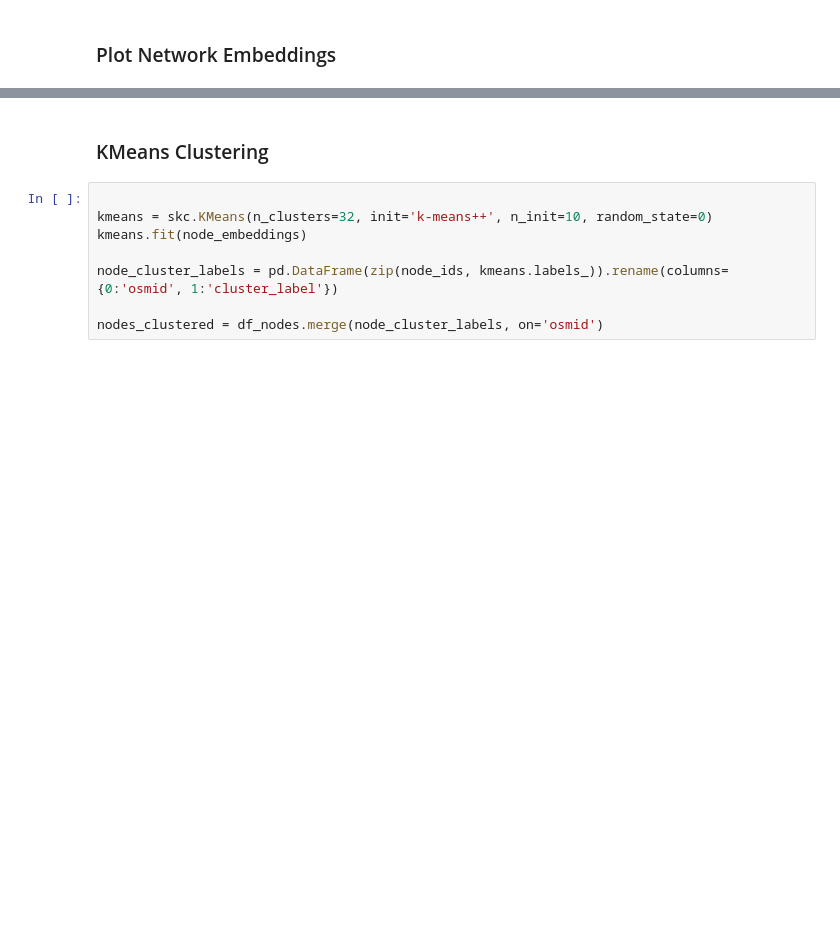
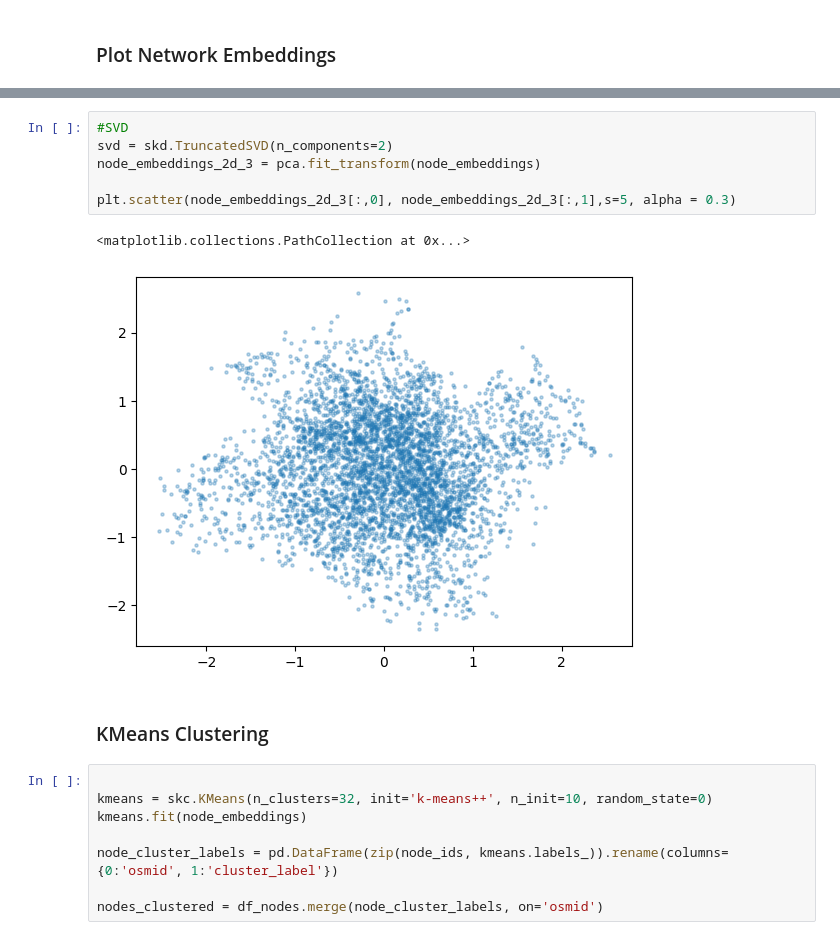
Before and after one commit to WDaugherty/ECE-5260, a Jupyter notebook: HW9/HW9.ipynb, the cells around one changed output, grey strips where cells are left out. Drawn from its saved outputs; the diff is of its cells as text; blank space fills up the shorter version.

```diff
--- a/HW9/HW9.ipynb
+++ b/HW9/HW9.ipynb
@@ -95,3 +97,12 @@ sns.scatterplot(node_embeddings_2d_2[:,0], node_embeddings_2d_2[:,1])
+# %%
+#SVD
+svd = skd.TruncatedSVD(n_components=2)
+node_embeddings_2d_3 = pca.fit_transform(node_embeddings)
+
+plt.scatter(node_embeddings_2d_3[:,0], node_embeddings_2d_3[:,1],s=5, alpha = 0.3)
+# %% [output]
+<matplotlib.collections.PathCollection at 0x...>
+[figure, added]
 # %% [markdown]
 ### KMeans Clustering
 # %%
```
Also changed, not shown: parts of 14 cells of this notebook, 2 other files.
